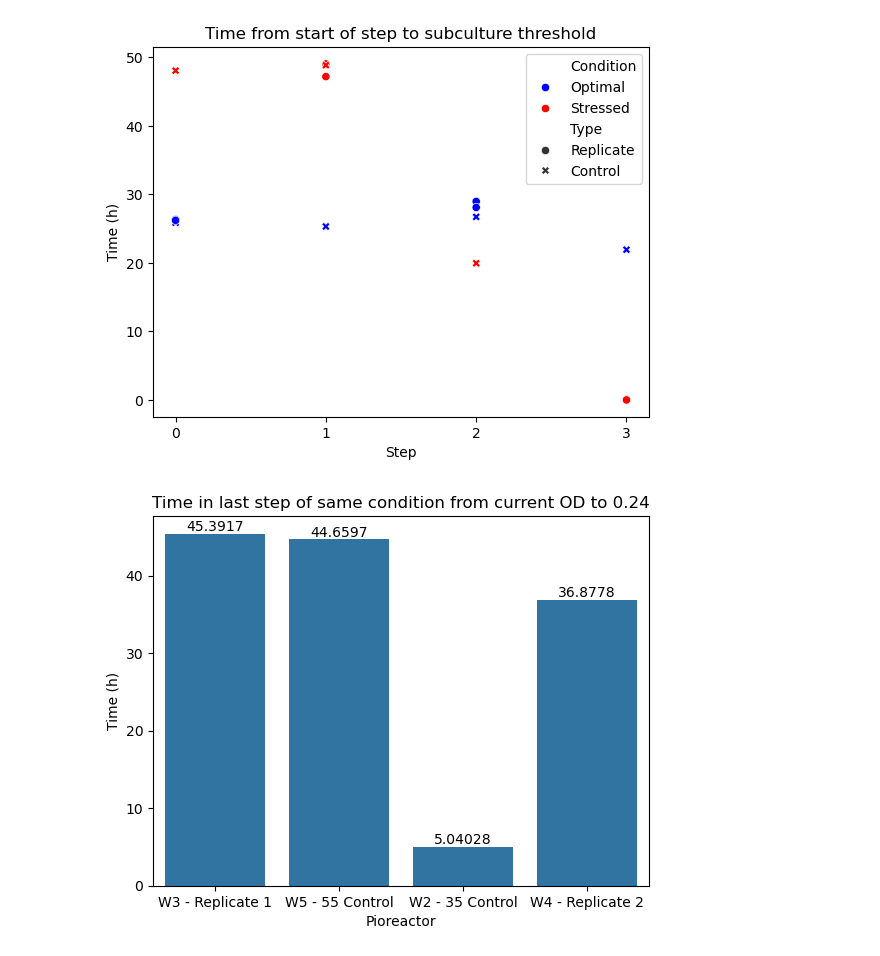
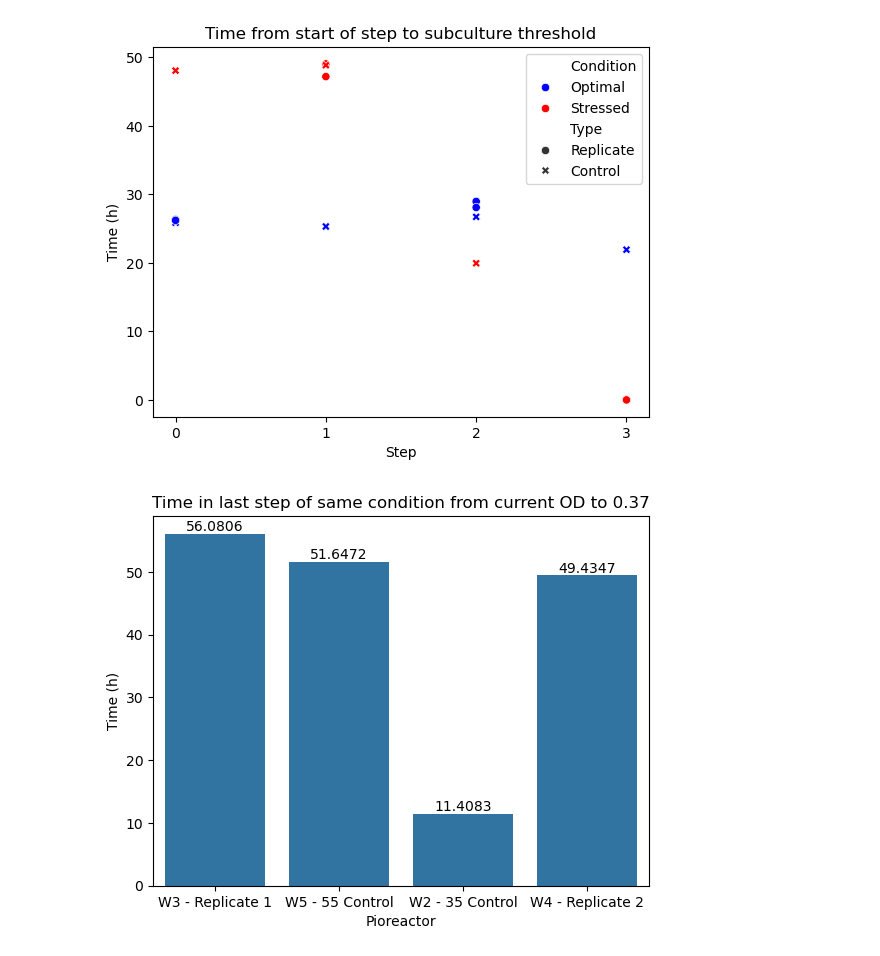
Before and after one commit to JacksonPageroth/pio-bacterial-memory, a Jupyter notebook: pio_subculture.ipynb, the cells around one changed output. Cells and saved outputs as stored; diff of their text form; code cells hidden in the pictures.

```diff
--- a/pio_subculture.ipynb
+++ b/pio_subculture.ipynb
@@ -159,7 +159,7 @@ plot_df = {"Type": [], "Time (h)": [], "Condition": [], "Step":[]}
 for pioreactor in pioreactors:
     pio_df = df.filter(pl.col("pioreactor_unit").eq(pioreactor))
 
-    for step in pio_df.get_column("Step").unique():
+    for step in pio_df.get_column("Step").unique()[]:
         step_df = pio_df.filter(pl.col("Step").eq(step)).sort("timestamp_localtime", descending=False)
 
         try:
@@ -194,35 +194,35 @@ plt.show()
 # %% [output]
 [figure]
 # %%
-predict_od = threshold_od
+predict_od = 0.37
 plot_df = {"Pioreactor": [], "Time (h)": []}
 for pioreactor in pioreactors:
     pio_df = df.filter(pl.col("pioreactor_unit").eq(pioreactor)).sort("timestamp_localtime", descending=False)
 
     steps = pio_df.get_column("Step").sort().unique().to_list()
     current_od = pio_df.filter(pl.col("Step").eq(steps[-1])).get_column("od_reading")[-1]
 
     last_step = pio_df.filter(pl.col("Step").eq(steps[-3]))
     thresh_time = (last_step.with_columns((pl.col("od_reading") - predict_od).abs().alias("distance"))
                         .filter(pl.col("distance") == pl.col("distance").min())
                         .get_column("timestamp_localtime")[0])
 
     time_in_last_step = (last_step.with_columns((pl.col("od_reading") - current_od).abs().alias("distance"))
                         .filter(pl.col("distance") == pl.col("distance").min())
                         .get_column("timestamp_localtime")[0])
 
     time_to_threshold = (thresh_time - time_in_last_step).total_seconds() / 3600
 
     plot_df["Time (h)"].append(time_to_threshold)
     plot_df["Pioreactor"].append(pioreactor)
 
 
 # Plotting each pioreactor in a separate subplot
 num_pioreactors = len(pioreactors)
 plot_df = pl.from_dict(plot_df).to_pandas()
 ax = sns.barplot(plot_df, x="Pioreactor", y="Time (h)")
 ax.bar_label(ax.containers[0], fontsize=10);
 plt.title(f"Time in last step of same condition from current OD to {predict_od}")
 plt.show()
 # %% [output]
-[figure, old version]
+[figure, new version]
```
